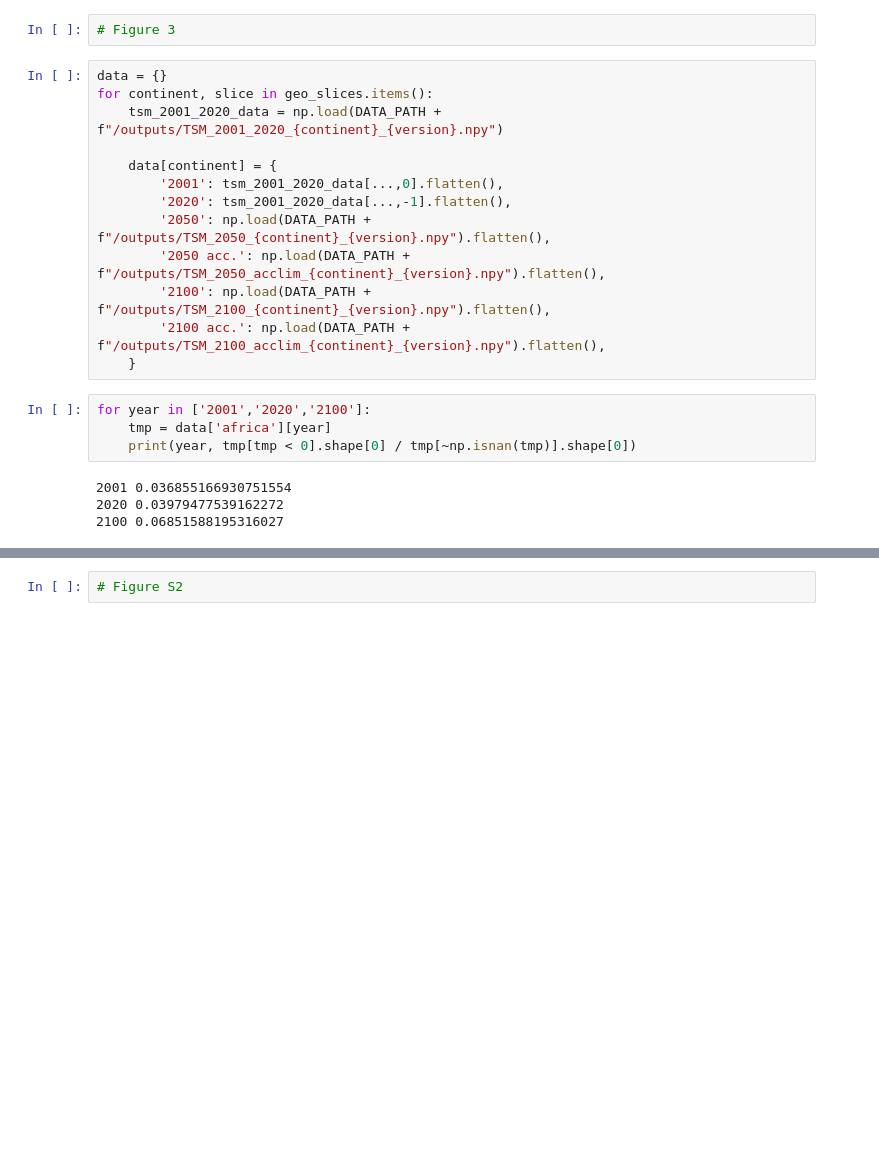
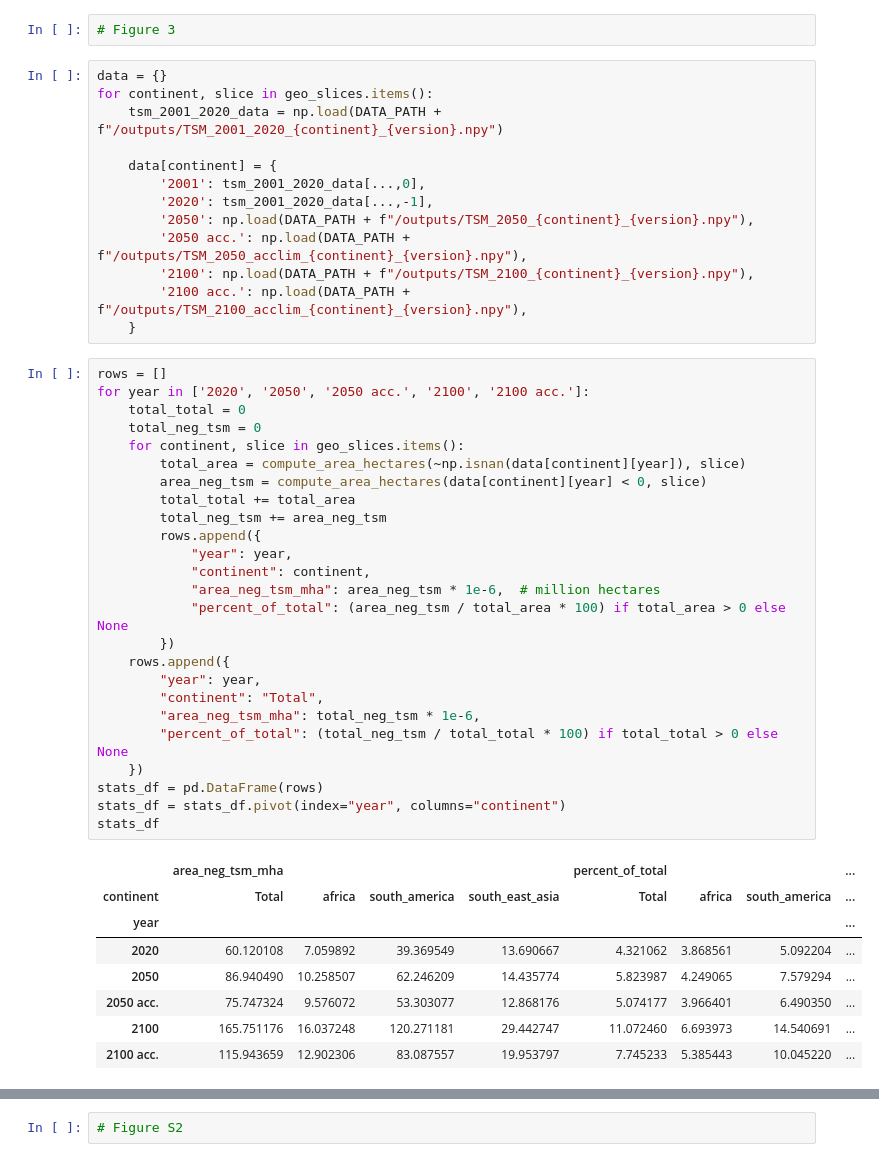
Before and after one commit to gaslen/Tcrit_tropical, a Jupyter notebook: figures.ipynb, the cells around one changed output, grey strips where cells are left out. Saved outputs shown, nothing was run; the diff lists cells and outputs as text; blank space fills up the shorter version.

```diff
--- a/figures.ipynb
+++ b/figures.ipynb
@@ -488,18 +488,44 @@ for continent, slice in geo_slices.items():
     tsm_2001_2020_data = np.load(DATA_PATH + f"/outputs/TSM_2001_2020_{continent}_{version}.npy")
 
     data[continent] = {
-        '2001': tsm_2001_2020_data[...,0].flatten(),
-        '2020': tsm_2001_2020_data[...,-1].flatten(),
-        '2050': np.load(DATA_PATH + f"/outputs/TSM_2050_{continent}_{version}.npy").flatten(),
-        '2050 acc.': np.load(DATA_PATH + f"/outputs/TSM_2050_acclim_{continent}_{version}.npy").flatten(),
-        '2100': np.load(DATA_PATH + f"/outputs/TSM_2100_{continent}_{version}.npy").flatten(),
-        '2100 acc.': np.load(DATA_PATH + f"/outputs/TSM_2100_acclim_{continent}_{version}.npy").flatten(),
+        '2001': tsm_2001_2020_data[...,0],
+        '2020': tsm_2001_2020_data[...,-1],
+        '2050': np.load(DATA_PATH + f"/outputs/TSM_2050_{continent}_{version}.npy"),
+        '2050 acc.': np.load(DATA_PATH + f"/outputs/TSM_2050_acclim_{continent}_{version}.npy"),
+        '2100': np.load(DATA_PATH + f"/outputs/TSM_2100_{continent}_{version}.npy"),
+        '2100 acc.': np.load(DATA_PATH + f"/outputs/TSM_2100_acclim_{continent}_{version}.npy"),
     }
-# %%
-for year in ['2001','2020','2100']:
-    tmp = data['africa'][year]
-    print(year, tmp[tmp < 0].shape[0] / tmp[~np.isnan(tmp)].shape[0])
-# %% [output]
-2001 0.036855166930751554
-2020 0.03979477539162272
-2100 0.06851588195316027
+# %%
+rows = []
+for year in ['2020', '2050', '2050 acc.', '2100', '2100 acc.']:
+    total_total = 0
+    total_neg_tsm = 0
+    for continent, slice in geo_slices.items():
+        total_area = compute_area_hectares(~np.isnan(data[continent][year]), slice)
+        area_neg_tsm = compute_area_hectares(data[continent][year] < 0, slice)
+        total_total += total_area
+        total_neg_tsm += area_neg_tsm
+        rows.append({
+            "year": year,
+            "continent": continent,
+            "area_neg_tsm_mha": area_neg_tsm * 1e-6,  # million hectares
+            "percent_of_total": (area_neg_tsm / total_area * 100) if total_area > 0 else None
+        })
+    rows.append({
+        "year": year,
+        "continent": "Total",
+        "area_neg_tsm_mha": total_neg_tsm * 1e-6,
+        "percent_of_total": (total_neg_tsm / total_total * 100) if total_total > 0 else None
+    })
+stats_df = pd.DataFrame(rows)
+stats_df = stats_df.pivot(index="year", columns="continent")
+stats_df
+# %% [output]
+|  | area_neg_tsm_mha |  |  |  | percent_of_total |  |  | ... |
+| continent | Total | africa | south_america | south_east_asia | Total | africa | south_america | ... |
+| year |  |  |  |  |  |  |  | ... |
+| 2020 | 60.120108 | 7.059892 | 39.369549 | 13.690667 | 4.321062 | 3.868561 | 5.092204 | ... |
+| 2050 | 86.940490 | 10.258507 | 62.246209 | 14.435774 | 5.823987 | 4.249065 | 7.579294 | ... |
+| 2050 acc. | 75.747324 | 9.576072 | 53.303077 | 12.868176 | 5.074177 | 3.966401 | 6.490350 | ... |
+| 2100 | 165.751176 | 16.037248 | 120.271181 | 29.442747 | 11.072460 | 6.693973 | 14.540691 | ... |
+| 2100 acc. | 115.943659 | 12.902306 | 83.087557 | 19.953797 | 7.745233 | 5.385443 | 10.045220 | ... |
```
Also changed, not shown: parts of 2 cells of this notebook.
